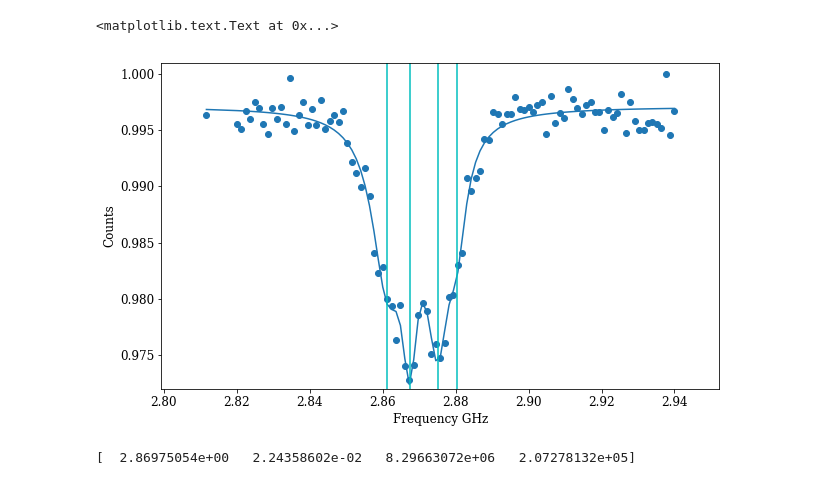
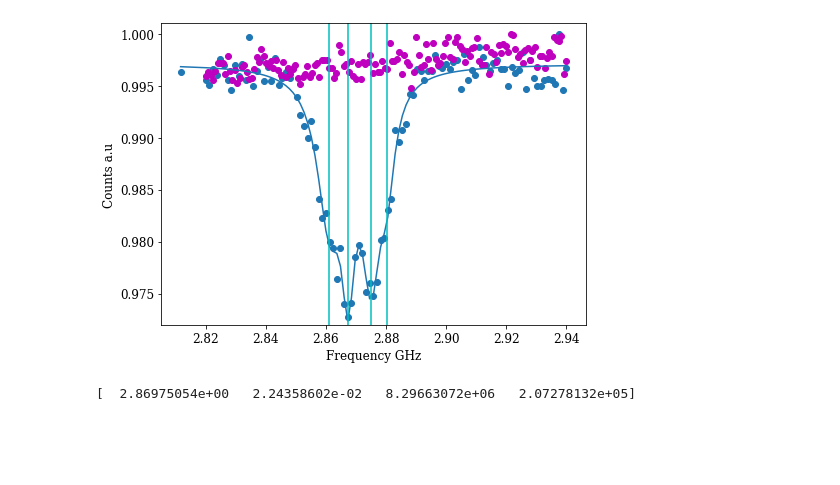
Before and after one commit to Lyra-Cronin/Thesis-Python, a Jupyter notebook: Graphing.ipynb, the cells around one changed output. Drawn from its saved outputs; the diff is of its cells as text; code cells hidden in the pictures; blank space fills up the shorter version.

```diff
--- a/Graphing.ipynb
+++ b/Graphing.ipynb
@@ -24,5 +48,6 @@ frequencies = np.array([2.811641, 2.82, 2.82121212, 2.82242424, 2.82363636, 2.82
 # %%
 counts = counts/np.max(counts)
+counts1 = counts1/np.max(counts1)
 # %%
 popt, pcov = curve_fit(four_lorentzian_dip, frequencies, counts, p0=[1, 2.86, 0.03, 0.009, 2.87, 0.03, 0.009, 2.86, 0.03, 0.009, 2.87, 0.03, 0.009])
 # %%
@@ -46,30 +71,37 @@ amplitude_4 = 0.00738966823229
 # %%
 plt.rc('font', family='serif')
 plt.rc('ytick', labelsize='12')
 plt.rc('xtick', labelsize='12')
 
-
-fig = plt.figure(figsize=(10,6))
-ax = fig.add_subplot(1, 1, 1)
+fig = plt.figure(figsize=(7,5))
+ax = fig.add_subplot(111)
+#ax1 = fig.add_subplot(122)
 
 ax.scatter(frequencies, counts)
 ax.plot(frequencies, four_lorentzian_dip(frequencies, *popt))
 ax.axvline(x=2.86737703, color='c')
 ax.axvline(x=2.87506937, color='c')
 ax.axvline(x=2.86113145, color='c')
 ax.axvline(x=2.88037488, color='c')
 '''
 ax.axvline(x=2.86737703, ymin=0.03, ymax=0.9, color='c')
 ax.axvline(x=2.87506937, ymin=0.09, ymax=0.9, color='c')
 ax.axvline(x=2.86113145, ymin=0.26, ymax=0.9, color='c')
 ax.axvline(x=2.88037488, ymin=0.36, ymax=0.9, color='c')
 '''
 plt.ylim(0.972, 1.001)
-ax.set_ylabel('Counts', fontsize=12)
+ax.set_ylabel('Counts a.u', fontsize=12)
 ax.set_xlabel('Frequency GHz', fontsize=12)
+#ax1.set_ylabel('Counts a.u', fontsize=12)
+#ax1.set_xlabel('Frequency GHz', fontsize=12)
+
+ax.scatter(frequencies1, counts1, color='m')
+
+plt.tight_layout()
+
+plt.savefig('/Users/lyracronin/Dropbox/Apps/Overleaf/mqthesis-master/cavity_automation_contrast.pdf')
 # %% [output]
-<matplotlib.text.Text at 0x...>
-[figure, old version]
+[figure, new version]
 # %%
 popt, pcov = curve_fit(lorentzian_dip, frequencies, counts, p0=[2.87,  0.001, 1000, 950000])
 print(popt)
```
Also changed, not shown: parts of 18 cells of this notebook, 1 other file.
